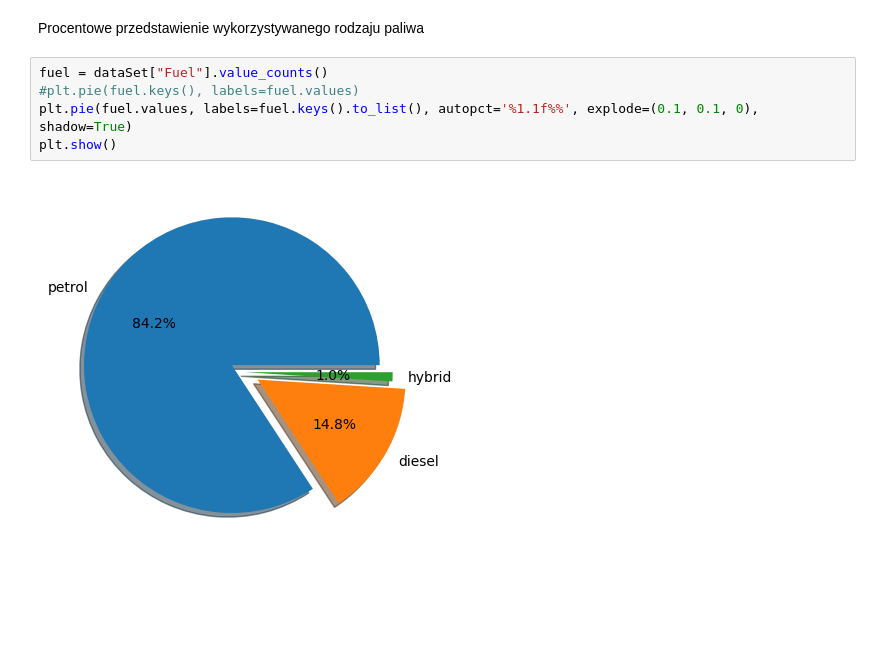
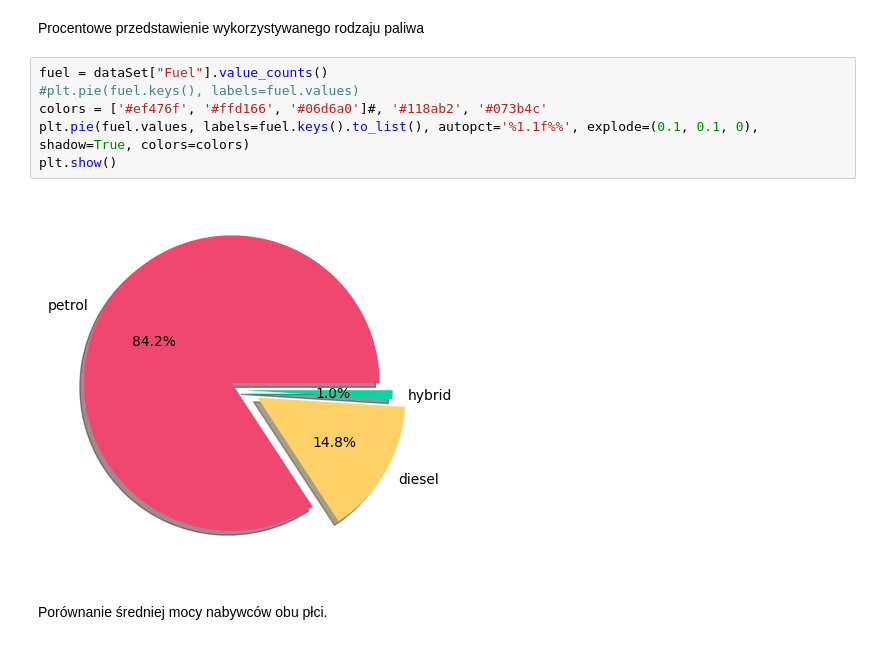
Before and after one commit to dyzioq/data-analysis-project, a Jupyter notebook: notebook.ipynb, the cells around one changed output. Saved outputs shown, nothing was run; the diff lists cells and outputs as text; blank space fills up the shorter version.

Commit message:
added some ranks and graphs, customized graphs

```diff
--- a/notebook.ipynb
+++ b/notebook.ipynb
@@ -312,7 +315,10 @@ Procentowe przedstawienie wykorzystywanego rodzaju paliwa
 # %%
 fuel = dataSet["Fuel"].value_counts()
 #plt.pie(fuel.keys(), labels=fuel.values)
-plt.pie(fuel.values, labels=fuel.keys().to_list(), autopct='%1.1f%%', explode=(0.1, 0.1, 0), shadow=True)
+colors = ['#ef476f', '#ffd166', '#06d6a0']#, '#118ab2', '#073b4c'
+plt.pie(fuel.values, labels=fuel.keys().to_list(), autopct='%1.1f%%', explode=(0.1, 0.1, 0), shadow=True, colors=colors)
 plt.show()
 # %% [output]
-[figure, old version]
+[figure, new version]
+# %% [markdown]
+Porównanie średniej mocy nabywców obu płci.
```
Also changed, not shown: parts of 18 cells of this notebook.
